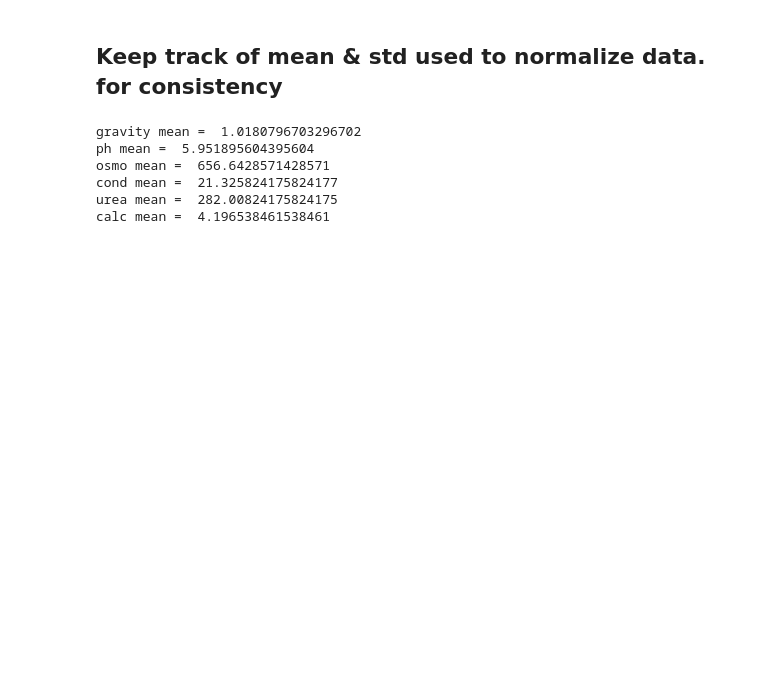
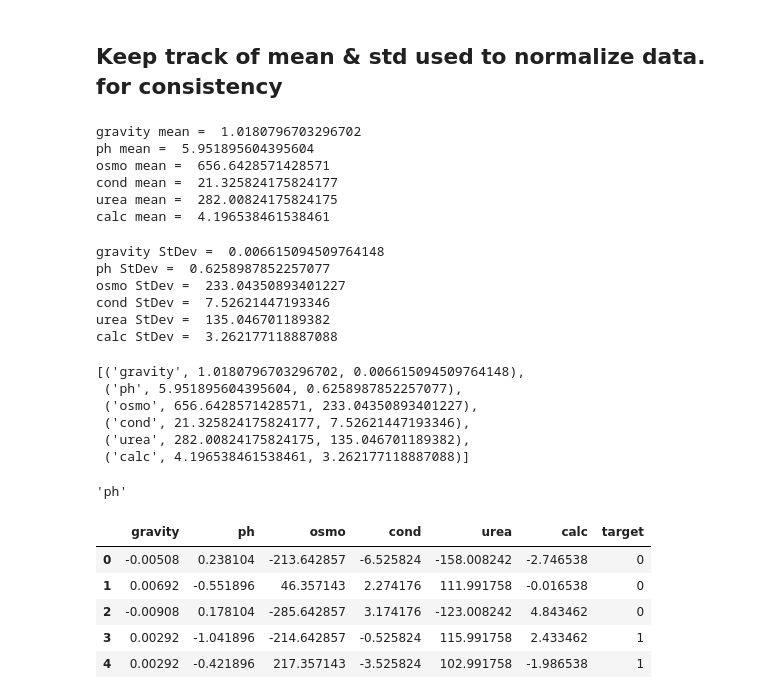
Before and after one commit to reese-quinto/DATA3402.Spring23, a Jupyter notebook: Kaggle/KC_sandbox01.ipynb, the cells around one changed output. Cells and saved outputs as stored; diff of their text form; code cells hidden in the pictures; blank space fills up the shorter version.

```diff
--- a/Kaggle/KC_sandbox01.ipynb
+++ b/Kaggle/KC_sandbox01.ipynb
@@ -154,3 +174,48 @@ osmo mean =  656.6428571428571
 cond mean =  21.325824175824177
 urea mean =  282.00824175824175
 calc mean =  4.196538461538461
+# %%
+# Print standard deviations of train_train features
+for i in range(len(columns)-1):
+    print(columns[i], 'StDev = ', stats.stdev(df_train_train[columns[i]]))
+# %% [output]
+gravity StDev =  0.006615094509764148
+ph StDev =  0.6258987852257077
+osmo StDev =  233.04350893401227
+cond StDev =  7.52621447193346
+urea StDev =  135.046701189382
+calc StDev =  3.262177118887088
+# %%
+# Make a list of tuples for mean & stdev of ea feature (feature,mean, stdev)
+adjustments = []
+for i in range(len(columns)-1):
+    adjustments.append((columns[i], mean(df_train_train[columns[i]]), stats.stdev(df_train_train[columns[i]])))
+
+adjustments
+# %% [output]
+[('gravity', 1.0180796703296702, 0.006615094509764148),
+ ('ph', 5.951895604395604, 0.6258987852257077),
+ ('osmo', 656.6428571428571, 233.04350893401227),
+ ('cond', 21.325824175824177, 7.52621447193346),
+ ('urea', 282.00824175824175, 135.046701189382),
+ ('calc', 4.196538461538461, 3.262177118887088)]
+# %%
+adjustments[1][0]
+# %% [output]
+'ph'
+# %%
+# Make new copy of dataframe on which to normalize data
+df_norm = df_train_train.copy()
+
+# Subtract the feature mean from each feature data
+for i in range(len(adjustments)):
+    df_norm[adjustments[i][0]] = df_norm[adjustments[i][0]] - adjustments[i][1]
+
+df_norm.head()
+# %% [output]
+|  | gravity | ph | osmo | cond | urea | calc | target |
+| 0 | -0.00508 | 0.238104 | -213.642857 | -6.525824 | -158.008242 | -2.746538 | 0 |
+| 1 | 0.00692 | -0.551896 | 46.357143 | 2.274176 | 111.991758 | -0.016538 | 0 |
+| 2 | -0.00908 | 0.178104 | -285.642857 | 3.174176 | -123.008242 | 4.843462 | 0 |
+| 3 | 0.00292 | -1.041896 | -214.642857 | -0.525824 | 115.991758 | 2.433462 | 1 |
+| 4 | 0.00292 | -0.421896 | 217.357143 | -3.525824 | 102.991758 | -1.986538 | 1 |
```
Also changed, not shown: parts of 6 cells of this notebook, 1 other file.
